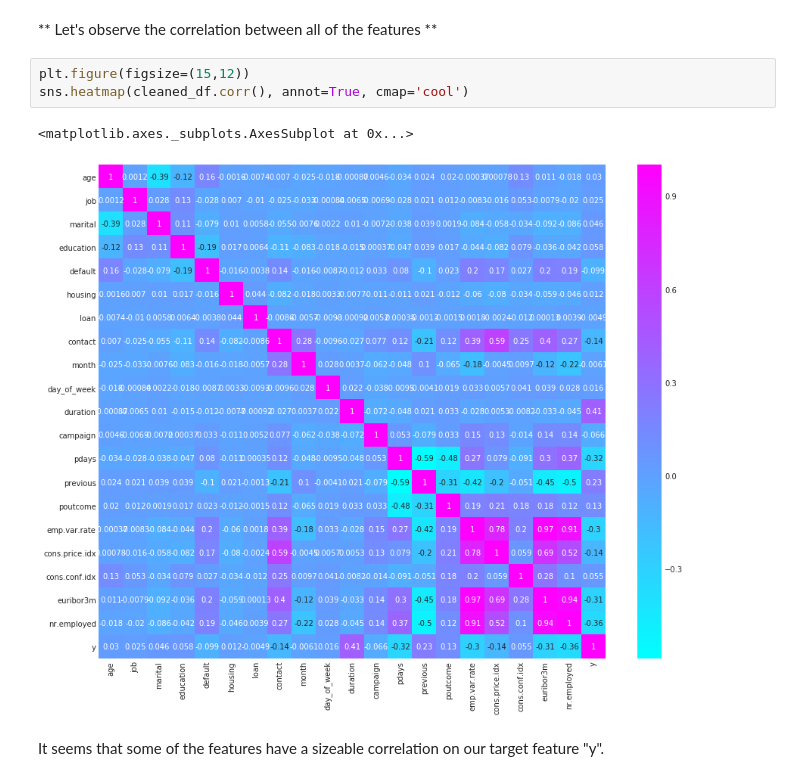
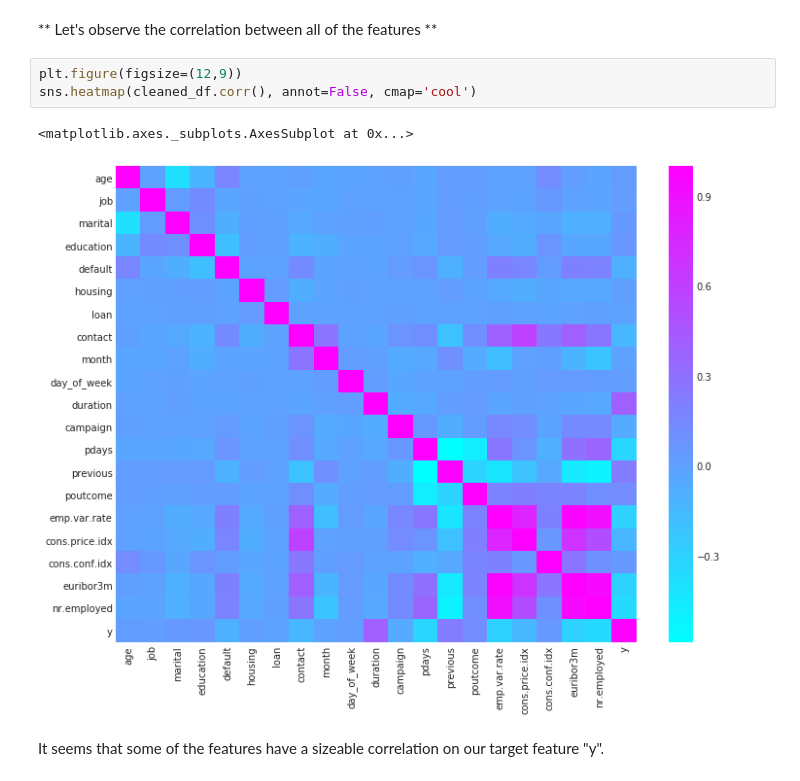
Before and after one commit to vickyumath/GreyAtom-Project, a Jupyter notebook: portuguese_data/Portuguese_Bank_Subscription.ipynb, the cells around one changed output. Saved outputs shown, nothing was run; the diff lists cells and outputs as text.

```diff
--- a/portuguese_data/Portuguese_Bank_Subscription.ipynb
+++ b/portuguese_data/Portuguese_Bank_Subscription.ipynb
@@ -246,11 +246,11 @@ cleaned_df.head()
 # %% [markdown]
 ** Let's observe the correlation between all of the features **
 # %%
-plt.figure(figsize=(15,12))
-sns.heatmap(cleaned_df.corr(), annot=True, cmap='cool')
+plt.figure(figsize=(12,9))
+sns.heatmap(cleaned_df.corr(), annot=False, cmap='cool')
 # %% [output]
 <matplotlib.axes._subplots.AxesSubplot at 0x...>
-[figure, old version]
+[figure, new version]
 # %% [markdown]
 It seems that some of the features have a sizeable correlation on our target feature "y".
 # %% [markdown]
```
Also changed, not shown: 1 other file.
